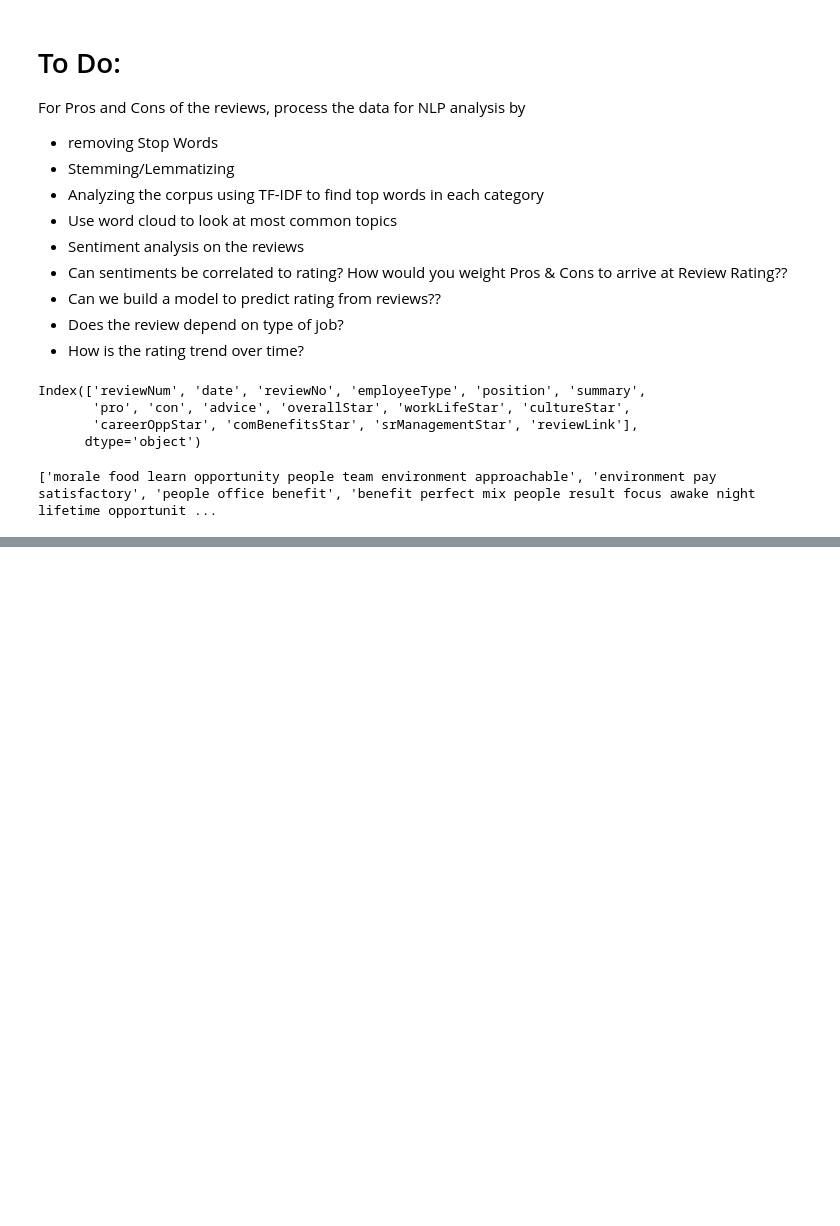
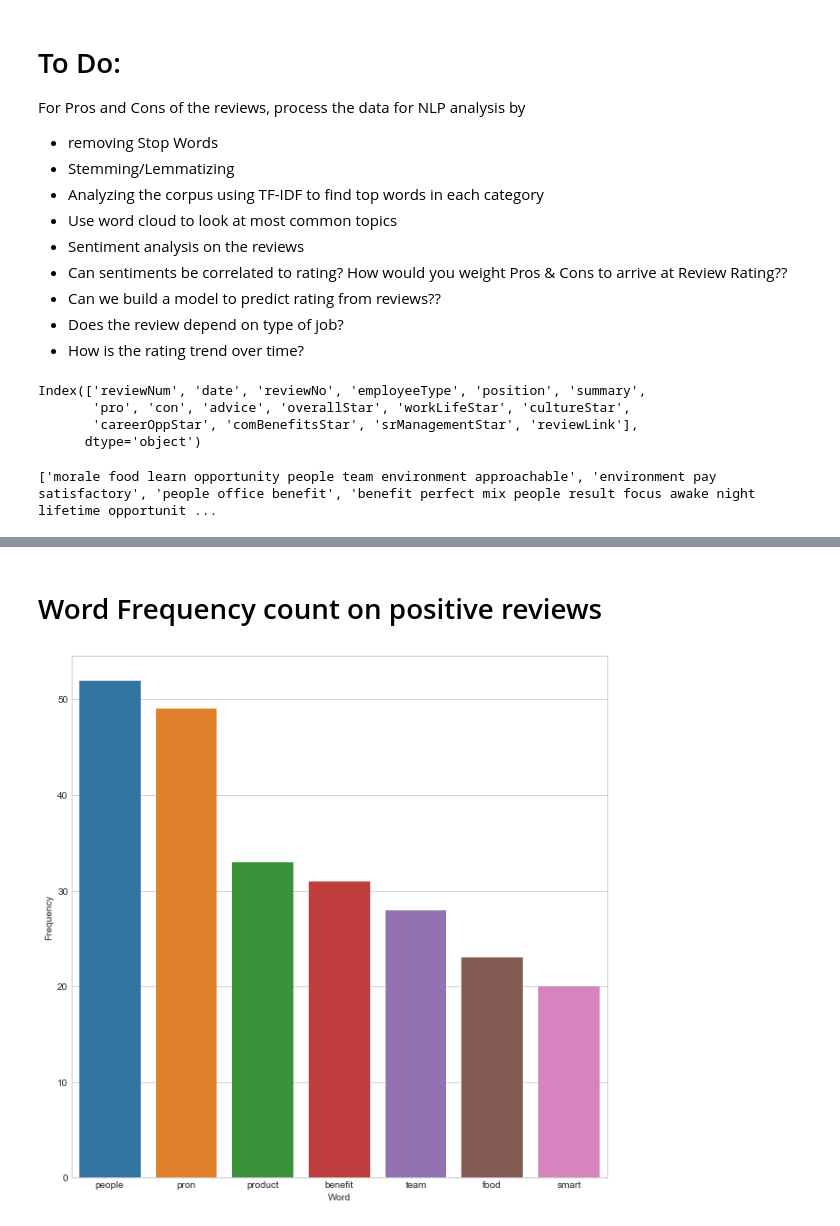
Before and after one commit to VinayNSS/Vinay_Capstone, a Jupyter notebook: sentiment.ipynb, the cells around one changed output, grey strips where cells are left out. Cells and saved outputs as stored; diff of their text form; code cells hidden in the pictures; blank space fills up the shorter version.

```diff
--- a/sentiment.ipynb
+++ b/sentiment.ipynb
@@ -107,0 +167,8 @@ df.head()
+# %% [markdown]
+# Word Frequency count on positive reviews
+# %%
+plt.figure(figsize=(10,10))
+sns.set_style("whitegrid")
+ax = sns.barplot(x="Word",y="Frequency", data=rslt.head(7))
+# %% [output]
+[figure, added]
```
Also changed, not shown: parts of 8 cells of this notebook.
